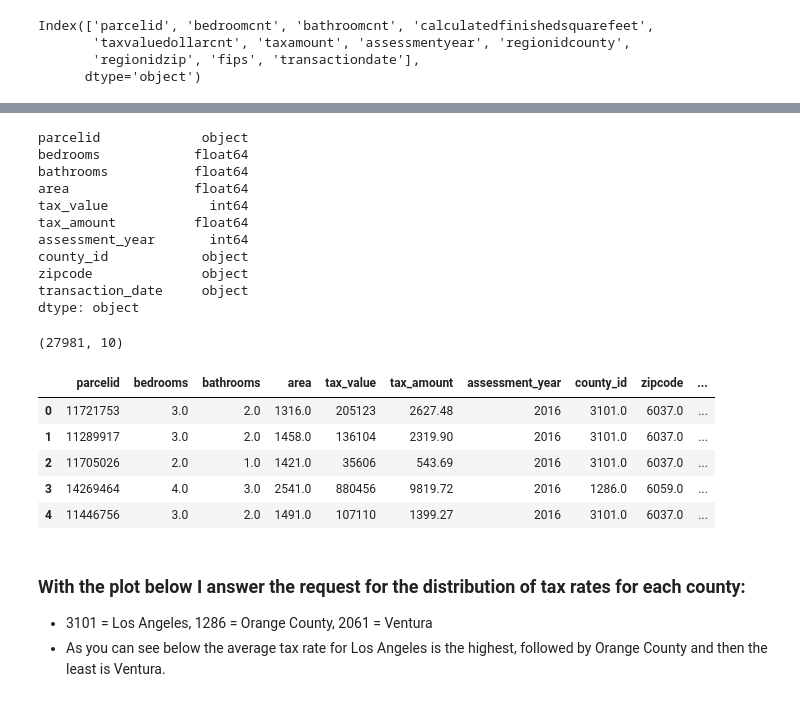
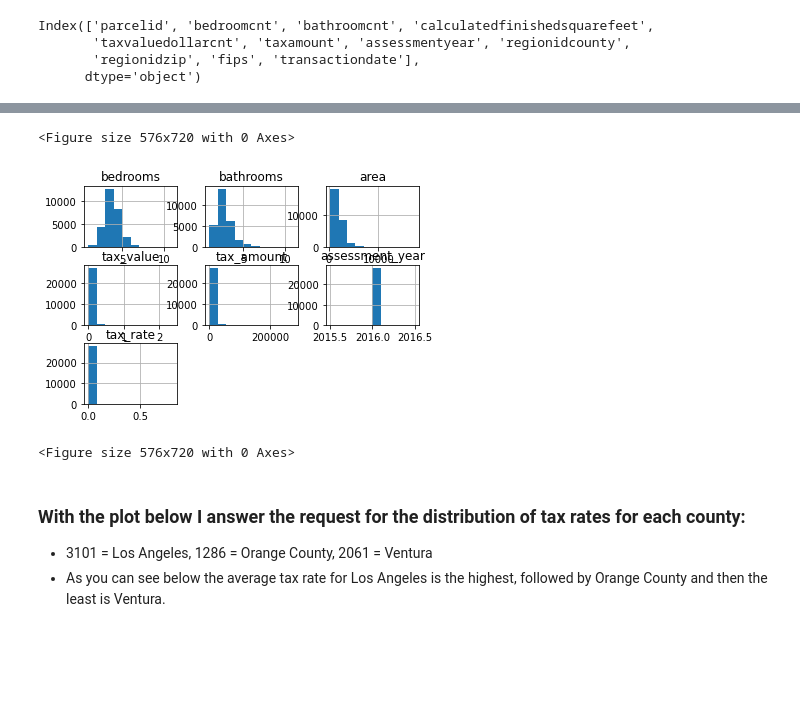
Before and after one commit to SLawsonWoods/zillow_project, a Jupyter notebook: final_zillow_regression_project_notebook.ipynb, the cells around one changed output, grey strips where cells are left out. Saved outputs shown, nothing was run; the diff lists cells and outputs as text; code cells hidden in the pictures; blank space fills up the shorter version.

```diff
--- a/final_zillow_regression_project_notebook.ipynb
+++ b/final_zillow_regression_project_notebook.ipynb
@@ -156,6 +123 @@ Index(['parcelid', 'bedrooms', 'bathrooms', 'area', 'tax_value', 'tax_amount',
       dtype='object')
-# %%
-# Here I am going to check for possible erroneous entries and drop them
-df.drop(df[df['bedrooms'] < 1].index, inplace = True)
-# %%
-df.drop(df[df['bathrooms'] < 1].index, inplace = True)
@@ -165,14 +123,0 @@ df.drop(df[df['area'] < 200].index, inplace = True)
-# %%
-df.dtypes
-# %% [output]
-parcelid             object
-bedrooms            float64
-bathrooms           float64
-area                float64
-tax_value             int64
-tax_amount          float64
-assessment_year       int64
-county_id            object
-zipcode              object
-transaction_date     object
-dtype: object
@@ -184,15 +124,9 @@ df.drop_duplicates(subset ="parcelid",
-# %%
-df.shape
-# %% [output]
-(27981, 10)
+# %%
+df.hist()
+plt.figure(figsize=(8,10))
+# %% [output]
+<Figure size 576x720 with 0 Axes>
+[figure, added]
+<Figure size 576x720 with 0 Axes>
 # %%
 df2 = df
-# %%
-df.head()
-# %% [output]
-|  | parcelid | bedrooms | bathrooms | area | tax_value | tax_amount | assessment_year | county_id | zipcode | ... |
-| 0 | 11721753 | 3.0 | 2.0 | 1316.0 | 205123 | 2627.48 | 2016 | 3101.0 | 6037.0 | ... |
-| 1 | 11289917 | 3.0 | 2.0 | 1458.0 | 136104 | 2319.90 | 2016 | 3101.0 | 6037.0 | ... |
-| 2 | 11705026 | 2.0 | 1.0 | 1421.0 | 35606 | 543.69 | 2016 | 3101.0 | 6037.0 | ... |
-| 3 | 14269464 | 4.0 | 3.0 | 2541.0 | 880456 | 9819.72 | 2016 | 1286.0 | 6059.0 | ... |
-| 4 | 11446756 | 3.0 | 2.0 | 1491.0 | 107110 | 1399.27 | 2016 | 3101.0 | 6037.0 | ... |
```
Also changed, not shown: parts of 30 cells of this notebook, 3 other files.
